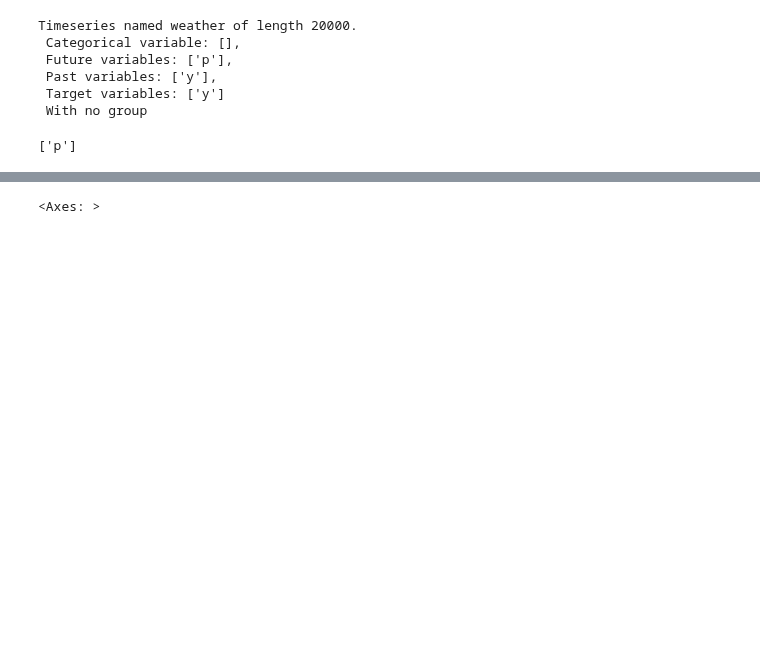
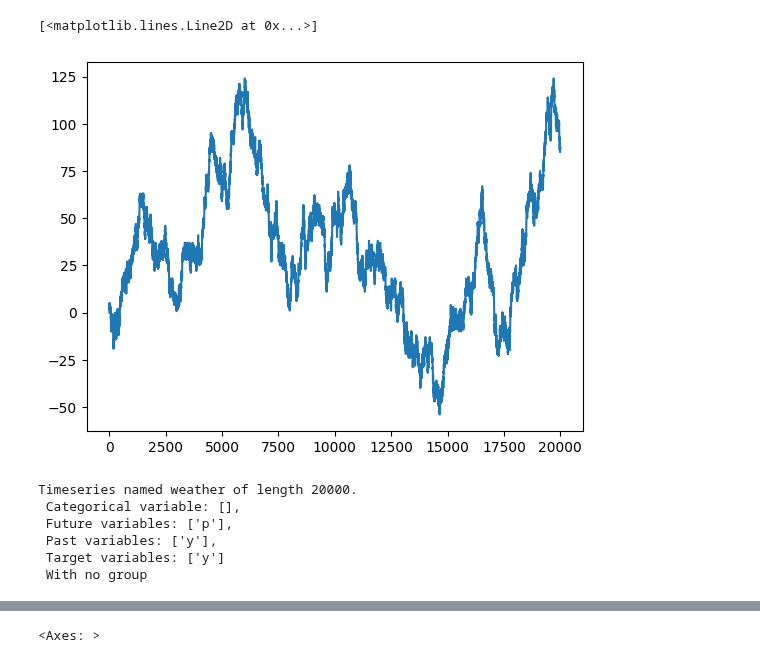
Before and after one commit to DSIP-FBK/DSIPTS, a Jupyter notebook: notebooks/6- non_predictable_TFT.ipynb, the cells around one changed output, grey strips where cells are left out. Cells and saved outputs as stored; diff of their text form; code cells hidden in the pictures; blank space fills up the shorter version.

```diff
--- a/notebooks/6- non_predictable_TFT.ipynb
+++ b/notebooks/6- non_predictable_TFT.ipynb
@@ -8,7 +8,7 @@ import logging
 import sys
 import random
 # %%
-def random_walk(n):
+def random_walk(n,level=20):
     tot = np.zeros(n)
     probs = np.zeros(n)
     for i in range(n-1):
@@ -18,12 +18,17 @@ def random_walk(n):
         else:
             delta = -1
         tot[i+1] = tot[i] + delta
-        probs[i+1]= prob
+        probs[i+1]= prob+(random.random()/level-0.5/level)
     return tot, probs
 N = 20000
-random.seed(6)
+random.seed(18)
 x, p = random_walk(N)
 data = pd.DataFrame({'y':x/x.max(),'p':p,'time':range(N)})
+# %%
+plt.plot(x)
+# %% [output]
+[<matplotlib.lines.Line2D at 0x...>]
+[figure, added]
 # %%
 ##loasklearnthe timeseries to the datastructure, adding the hour column and use all the covariates
 ts = TimeSeries('weather')
@@ -43,5 +48,11 @@ future_steps = 16
 # %%
-ts.future_variables
+##splitting parameters
+split_params = {'perc_train':0.6,'perc_valid':0.2,                             ##if not None it will split 70% 10% 20%
+               'range_train':None, 'range_validation':None, 'range_test':None, ## or we can split using ranges for example range_train=['2021-02-03','2022-04-08']
+               'past_steps':past_steps,
+               'future_steps':future_steps,
+               'shift':0,
+               'starting_point':None,                                          ## do not skip samples
+               'skip_step' : 1                                                 ## distance between two consecutive samples
+                             }
-# %% [output]
-['p']
 # %%
```
Also changed, not shown: parts of 12 cells of this notebook, 2 other files.
